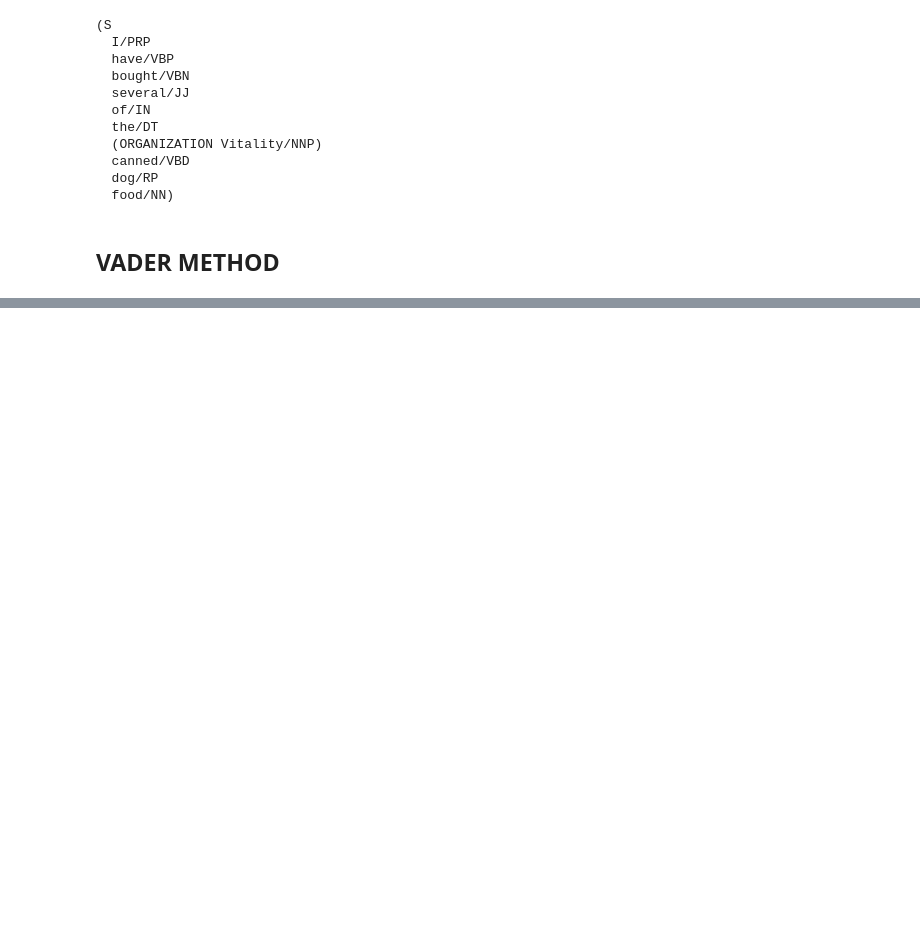
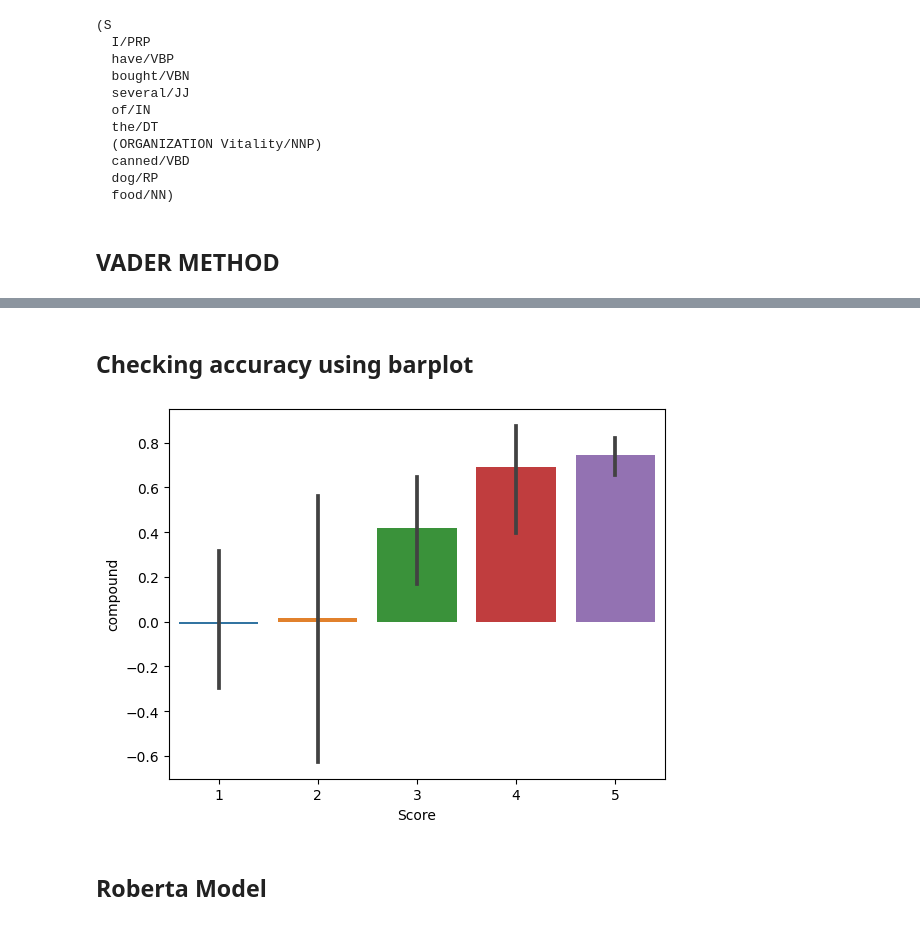
Before and after one commit to Arhamkazi123/Sentiment-Analysis, a Jupyter notebook: sentiment-analysis.ipynb, the cells around one changed output, grey strips where cells are left out. Saved outputs shown, nothing was run; the diff lists cells and outputs as text; code cells hidden in the pictures; blank space fills up the shorter version.

Commit message:
Finished with VADER moving forward to Roberta

```diff
--- a/sentiment-analysis.ipynb
+++ b/sentiment-analysis.ipynb
@@ -70,0 +71,7 @@ chunktext.pprint()
+# %%
+from nltk.sentiment import SentimentIntensityAnalyzer
+sia=SentimentIntensityAnalyzer()
+
+sia.polarity_scores("I love eating mangoes")
+
+#compound score above 0 indicates positive expressions
@@ -70,0 +80,9 @@ chunktext.pprint()
+# %%
+#taking only the first 100 values
+dfnew=df.head(100)
+
+newdic={}
+for i, row in dfnew.iterrows():
+    text = row['Text']
+    myid = row['Id']
+    newdic[myid] = sia.polarity_scores(text)
@@ -70,0 +93,5 @@ chunktext.pprint()
+# %%
+vaders=pd.DataFrame(newdic).T
+#good practice
+vaders=vaders.reset_index().rename(columns={'index':'Id'})
+vaders=vaders.merge(dfnew,how='left')
@@ -70,0 +114,9 @@ chunktext.pprint()
+# %% [markdown]
+## Checking accuracy using barplot
+# %%
+ax=sns.barplot(data=vaders,x="Score",y="compound")
+plt.show()
+# %% [output]
+[figure, added]
+# %% [markdown]
+## Roberta Model
```
Also changed, not shown: parts of 4 cells of this notebook.
